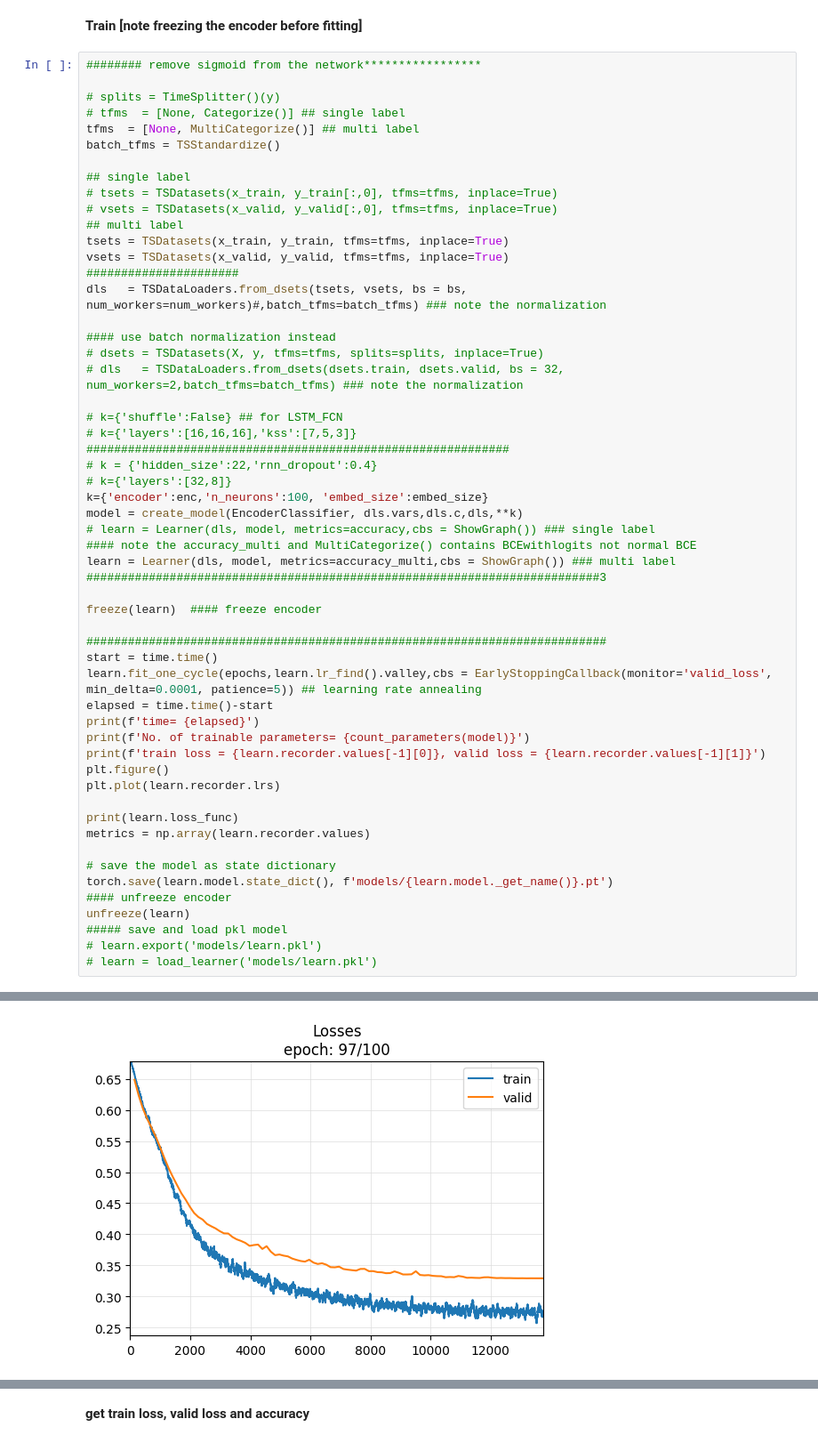
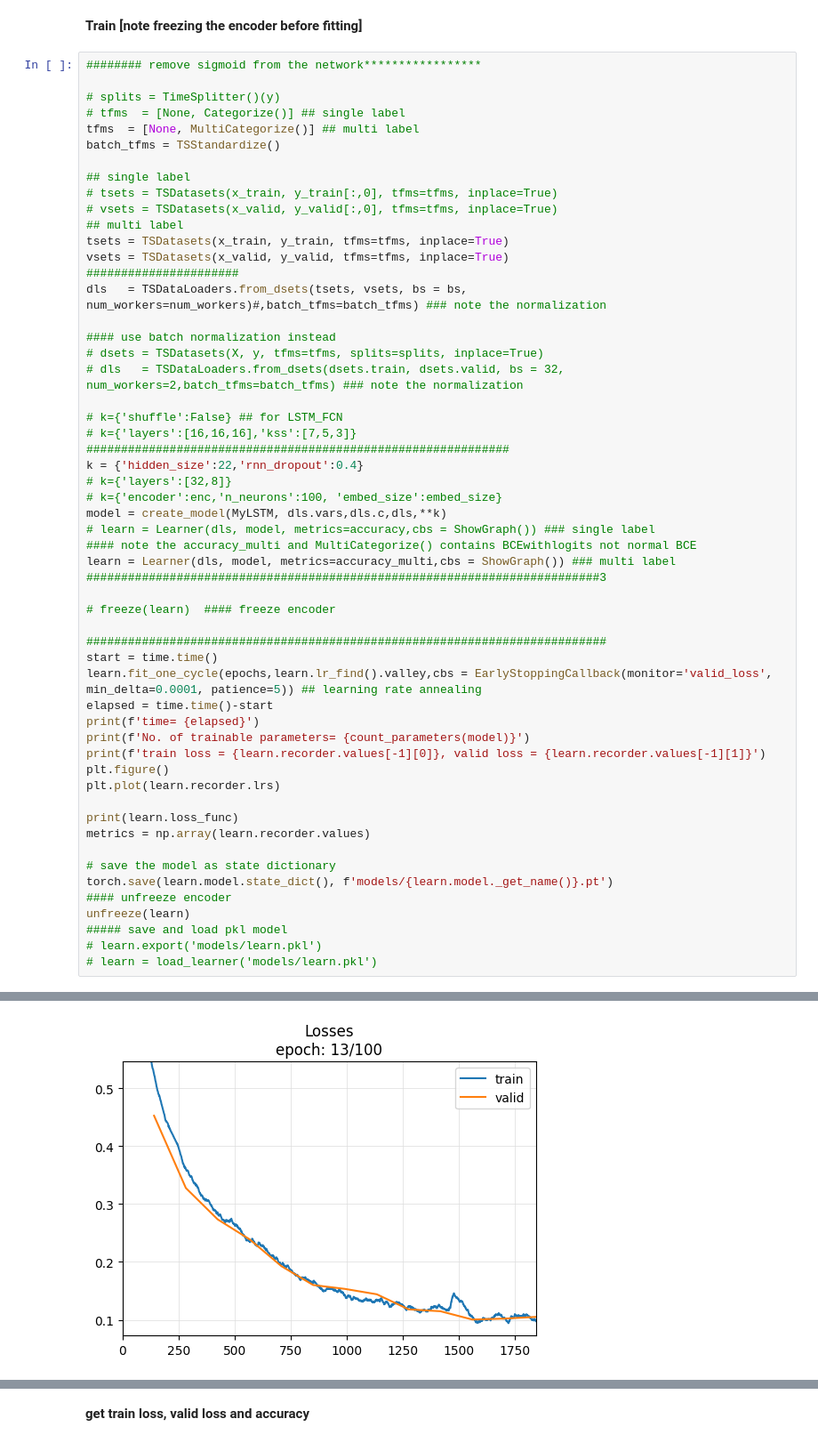
Before and after one commit to MajedNaN/TimeSeriesClassification, a Jupyter notebook: main.ipynb, the cells around one changed output, grey strips where cells are left out. Shown at 89% size. Cells and saved outputs as stored; diff of their text form.

Commit message:
updated graphs

```diff
--- a/main.ipynb
+++ b/main.ipynb
@@ -597,16 +612,16 @@ dls   = TSDataLoaders.from_dsets(tsets, vsets, bs = bs, num_workers=num_workers)
 # k={'shuffle':False} ## for LSTM_FCN
 # k={'layers':[16,16,16],'kss':[7,5,3]}
 #############################################################
-# k = {'hidden_size':22,'rnn_dropout':0.4}
+k = {'hidden_size':22,'rnn_dropout':0.4}
 # k={'layers':[32,8]}
-k={'encoder':enc,'n_neurons':100, 'embed_size':embed_size}
-model = create_model(EncoderClassifier, dls.vars,dls.c,dls,**k)
+# k={'encoder':enc,'n_neurons':100, 'embed_size':embed_size}
+model = create_model(MyLSTM, dls.vars,dls.c,dls,**k)
 # learn = Learner(dls, model, metrics=accuracy,cbs = ShowGraph()) ### single label
 #### note the accuracy_multi and MultiCategorize() contains BCEwithlogits not normal BCE
 learn = Learner(dls, model, metrics=accuracy_multi,cbs = ShowGraph()) ### multi label
 ##########################################################################3
 
-freeze(learn)  #### freeze encoder
+# freeze(learn)  #### freeze encoder
 
 ###########################################################################
 start = time.time()
@@ -650 +664 @@ unfreeze(learn)
-[figure, old version]
+[figure, new version]
```
Also changed, not shown: parts of 10 cells of this notebook, 4 other files.
